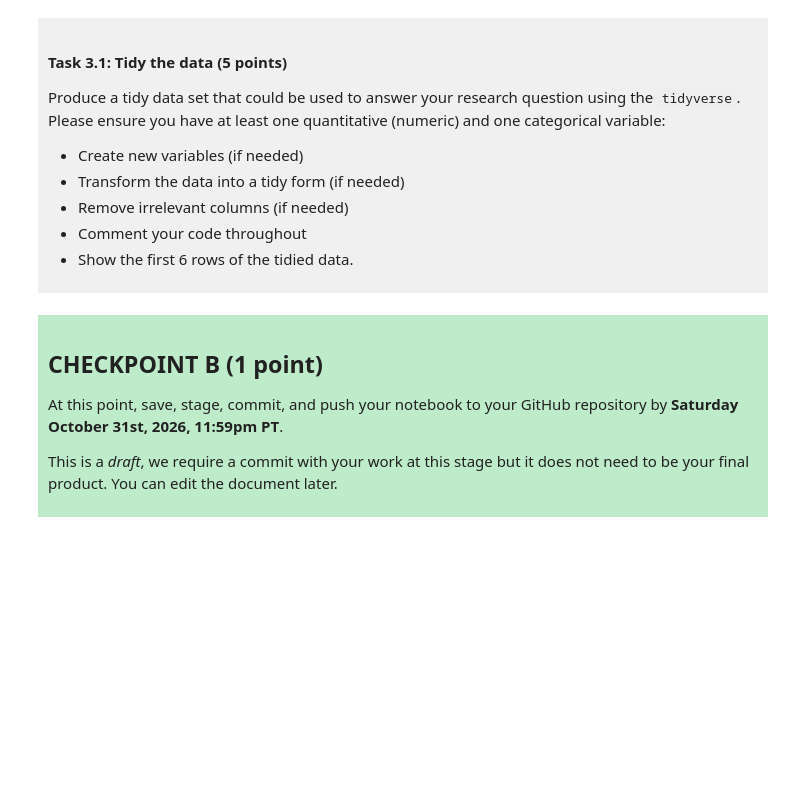
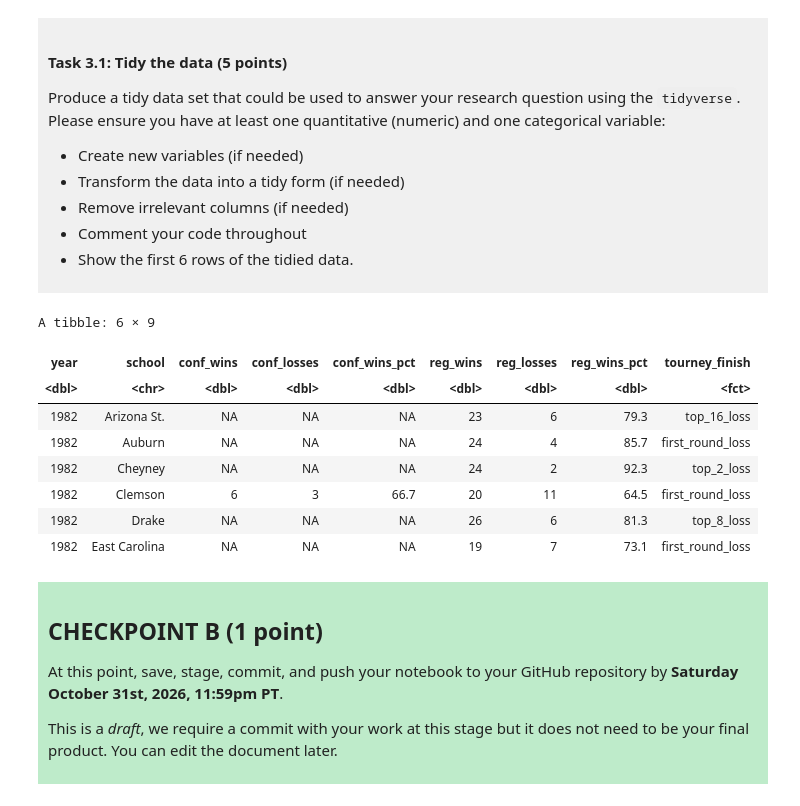
Before and after one commit to shayan631/dsci-100-project-shayan-miri, a Jupyter notebook: dsci-100-project-notebook.ipynb, the cells around one changed output. Saved outputs shown, nothing was run; the diff lists cells and outputs as text; code cells hidden in the pictures; blank space fills up the shorter version.

```diff
--- a/dsci-100-project-notebook.ipynb
+++ b/dsci-100-project-notebook.ipynb
@@ -189,7 +209,23 @@ Produce a tidy data set that could be used to answer your research question usin
 
 </div>
 # %%
-### EDIT THIS CODE CELL ###
+library(dplyr)
+library(forcats)
+basketball_tidy <- basketball_data |> mutate(tourney_finish = as_factor(tourney_finish)) |>
+    select(year, school, conf_wins:conf_wins_pct, reg_wins:reg_wins_pct,tourney_finish)
+head(basketball_tidy)
+## note that this data is only tidy for predictive models, not for plotting given how our predictive variables are as multiple columns
+## rather than rows, dispite being the same variable types
+# %% [output]
+A tibble: 6 × 9
+| year | school | conf_wins | conf_losses | conf_wins_pct | reg_wins | reg_losses | reg_wins_pct | tourney_finish |
+| <dbl> | <chr> | <dbl> | <dbl> | <dbl> | <dbl> | <dbl> | <dbl> | <fct> |
+| 1982 | Arizona St. | NA | NA | NA | 23 | 6 | 79.3 | top_16_loss |
+| 1982 | Auburn | NA | NA | NA | 24 | 4 | 85.7 | first_round_loss |
+| 1982 | Cheyney | NA | NA | NA | 24 | 2 | 92.3 | top_2_loss |
+| 1982 | Clemson | 6 | 3 | 66.7 | 20 | 11 | 64.5 | first_round_loss |
+| 1982 | Drake | NA | NA | NA | 26 | 6 | 81.3 | top_8_loss |
+| 1982 | East Carolina | NA | NA | NA | 19 | 7 | 73.1 | first_round_loss |
 # %% [markdown]
 <div style="background-color: #beebca; padding: 10px;">
 
```
Also changed, not shown: parts of 3 cells of this notebook.
